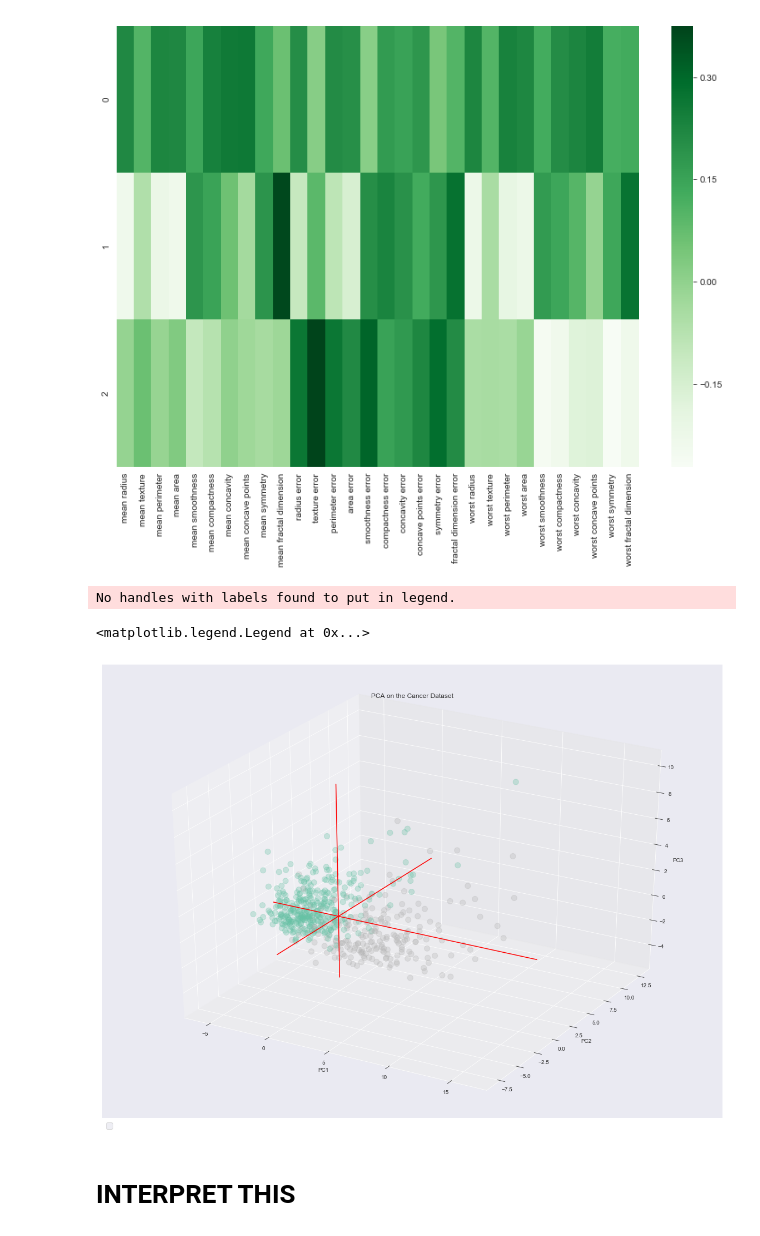
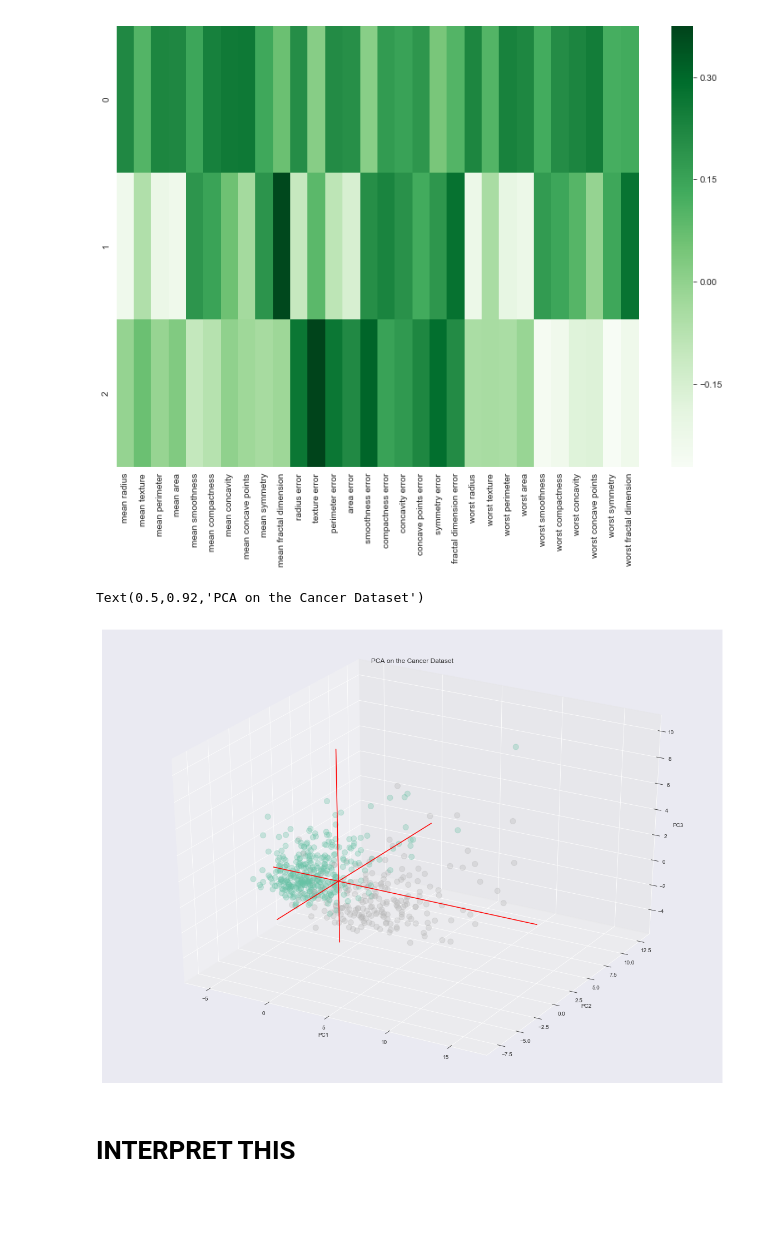
Before and after one commit to btrentini/python_practice, a Jupyter notebook: #bruno_ml/8 - Principal Component Analysis.ipynb, the cells around one changed output. Saved outputs shown, nothing was run; the diff lists cells and outputs as text; code cells hidden in the pictures; blank space fills up the shorter version.

```diff
--- a/#bruno_ml/8 - Principal Component Analysis.ipynb
+++ b/#bruno_ml/8 - Principal Component Analysis.ipynb
@@ -139,29 +160,26 @@ from mpl_toolkits.mplot3d import Axes3D
 # %%
 my_color=cancer.target
 
 fig = plt.figure(figsize=(20,15))
 ax = fig.add_subplot(111, projection='3d')
 ax.scatter(pca_df['PCA0'], pca_df['PCA1'], pca_df['PCA2'], c=my_color, cmap="Set2_r", s=100, alpha=0.3)
 
 xAxisLine = ((min(pca_df['PCA0']), max(pca_df['PCA0'])), (0, 0), (0,0))
 ax.plot(xAxisLine[0], xAxisLine[1], xAxisLine[2], 'r')
 
 yAxisLine = ((0, 0), (min(pca_df['PCA1']), max(pca_df['PCA1'])), (0,0))
 ax.plot(yAxisLine[0], yAxisLine[1], yAxisLine[2], 'r')
 
 zAxisLine = ((0, 0), (0,0), (min(pca_df['PCA2']), max(pca_df['PCA2'])))
 ax.plot(zAxisLine[0], zAxisLine[1], zAxisLine[2], 'r')
 
 ax.set_xlabel("PC1")
 ax.set_ylabel("PC2")
 ax.set_zlabel("PC3")
 ax.set_title("PCA on the Cancer Dataset")
-
-plt.legend(loc='upper left', numpoints=1, ncol=1, fontsize=15 , bbox_to_anchor=(0, 0))
 # %% [output]
-No handles with labels found to put in legend.
+Text(0.5,0.92,'PCA on the Cancer Dataset')
-<matplotlib.legend.Legend at 0x...>
-[figure, old version]
+[figure, new version]
 # %% [markdown]
 # INTERPRET THIS
 # %% [markdown]
```
Also changed, not shown: parts of 1 cell of this notebook, 6 other files.
